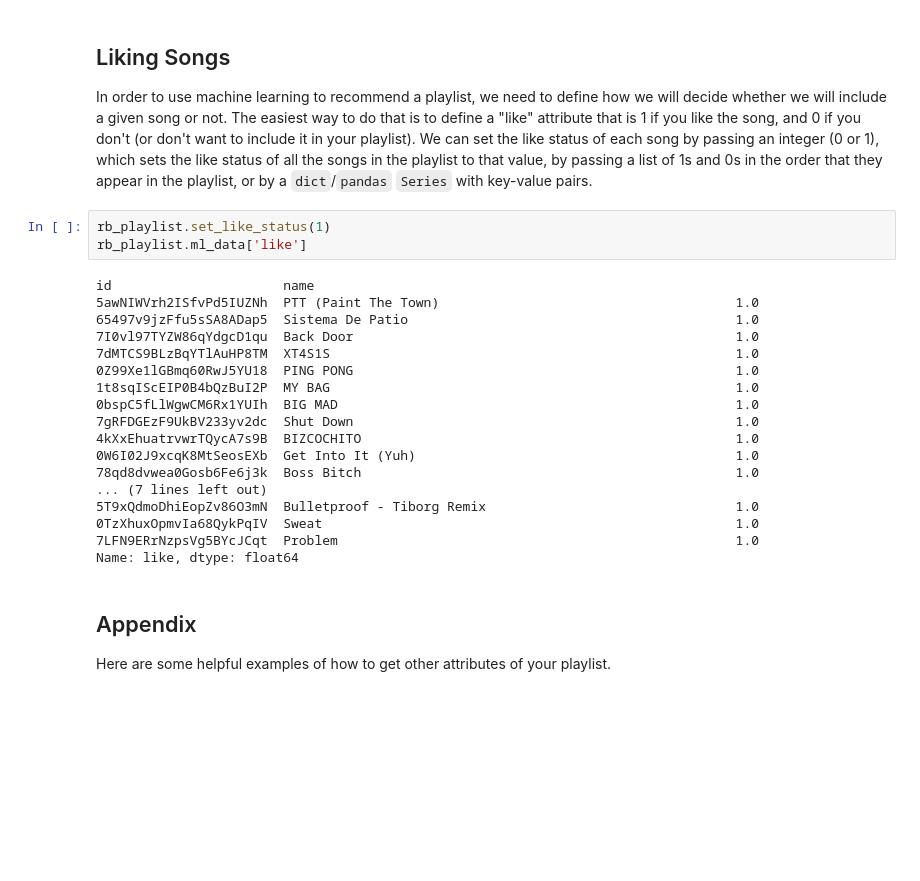
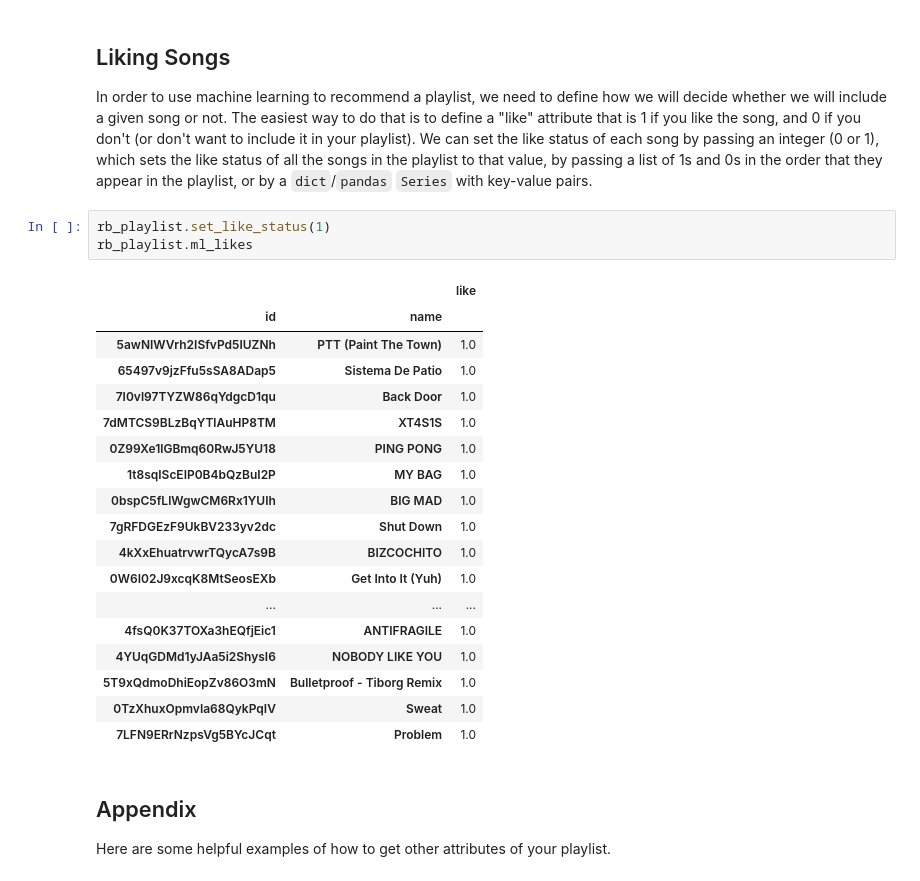
Before and after one commit to ap-uchi/spotify_recs, a Jupyter notebook: 0_read_files.ipynb, the cells around one changed output. Drawn from its saved outputs; the diff is of its cells as text; blank space fills up the shorter version.

```diff
--- a/0_read_files.ipynb
+++ b/0_read_files.ipynb
@@ -157,25 +150,26 @@ Audio features are the metrics Spotify uses to describe "the vibe" of songs in a
 In order to use machine learning to recommend a playlist, we need to define how we will decide whether we will include a given song or not. The easiest way to do that is to define a "like" attribute that is 1 if you like the song, and 0 if you don't (or don't want to include it in your playlist). We can set the like status of each song by passing an integer (0 or 1), which sets the like status of all the songs in the playlist to that value, by passing a list of 1s and 0s in the order that they appear in the playlist, or by a `dict`/`pandas` `Series` with key-value pairs.
 # %%
 rb_playlist.set_like_status(1)
-rb_playlist.ml_data['like']
+rb_playlist.ml_likes
 # %% [output]
-id                      name
-5awNIWVrh2ISfvPd5IUZNh  PTT (Paint The Town)                                      1.0
-65497v9jzFfu5sSA8ADap5  Sistema De Patio                                          1.0
-7I0vl97TYZW86qYdgcD1qu  Back Door                                                 1.0
-7dMTCS9BLzBqYTlAuHP8TM  XT4S1S                                                    1.0
-0Z99Xe1lGBmq60RwJ5YU18  PING PONG                                                 1.0
-1t8sqIScEIP0B4bQzBuI2P  MY BAG                                                    1.0
-0bspC5fLlWgwCM6Rx1YUIh  BIG MAD                                                   1.0
-7gRFDGEzF9UkBV233yv2dc  Shut Down                                                 1.0
-4kXxEhuatrvwrTQycA7s9B  BIZCOCHITO                                                1.0
-0W6I02J9xcqK8MtSeosEXb  Get Into It (Yuh)                                         1.0
-78qd8dvwea0Gosb6Fe6j3k  Boss Bitch                                                1.0
-... (7 lines left out)
-5T9xQdmoDhiEopZv86O3mN  Bulletproof - Tiborg Remix                                1.0
-0TzXhuxOpmvIa68QykPqIV  Sweat                                                     1.0
-7LFN9ERrNzpsVg5BYcJCqt  Problem                                                   1.0
-Name: like, dtype: float64
+|  |  | like |
+| id | name |  |
+| 5awNIWVrh2ISfvPd5IUZNh | PTT (Paint The Town) | 1.0 |
+| 65497v9jzFfu5sSA8ADap5 | Sistema De Patio | 1.0 |
+| 7I0vl97TYZW86qYdgcD1qu | Back Door | 1.0 |
+| 7dMTCS9BLzBqYTlAuHP8TM | XT4S1S | 1.0 |
+| 0Z99Xe1lGBmq60RwJ5YU18 | PING PONG | 1.0 |
+| 1t8sqIScEIP0B4bQzBuI2P | MY BAG | 1.0 |
+| 0bspC5fLlWgwCM6Rx1YUIh | BIG MAD | 1.0 |
+| 7gRFDGEzF9UkBV233yv2dc | Shut Down | 1.0 |
+| 4kXxEhuatrvwrTQycA7s9B | BIZCOCHITO | 1.0 |
+| 0W6I02J9xcqK8MtSeosEXb | Get Into It (Yuh) | 1.0 |
+| ... | ... | ... |
+| 4fsQ0K37TOXa3hEQfjEic1 | ANTIFRAGILE | 1.0 |
+| 4YUqGDMd1yJAa5i2ShysI6 | NOBODY LIKE YOU | 1.0 |
+| 5T9xQdmoDhiEopZv86O3mN | Bulletproof - Tiborg Remix | 1.0 |
+| 0TzXhuxOpmvIa68QykPqIV | Sweat | 1.0 |
+| 7LFN9ERrNzpsVg5BYcJCqt | Problem | 1.0 |
 # %% [markdown]
 ## Appendix
 
```
Also changed, not shown: parts of 4 cells of this notebook, 2 other files.
